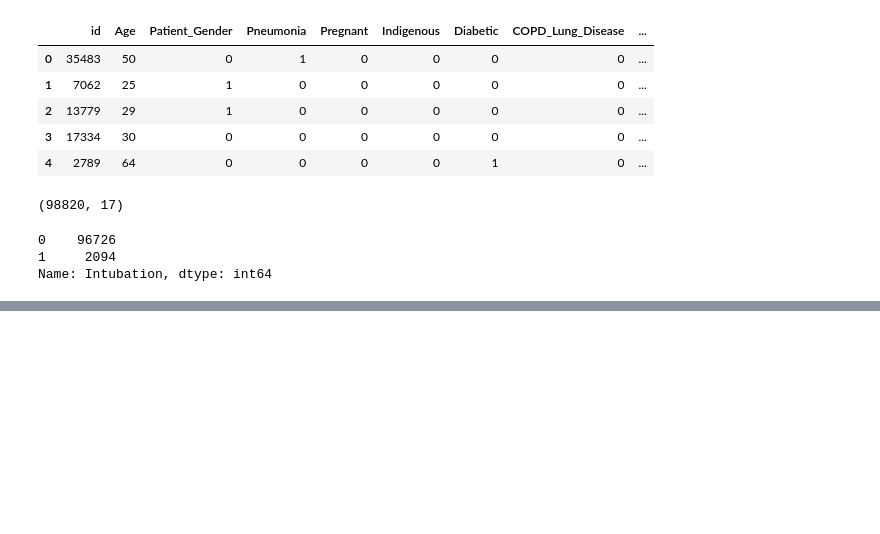
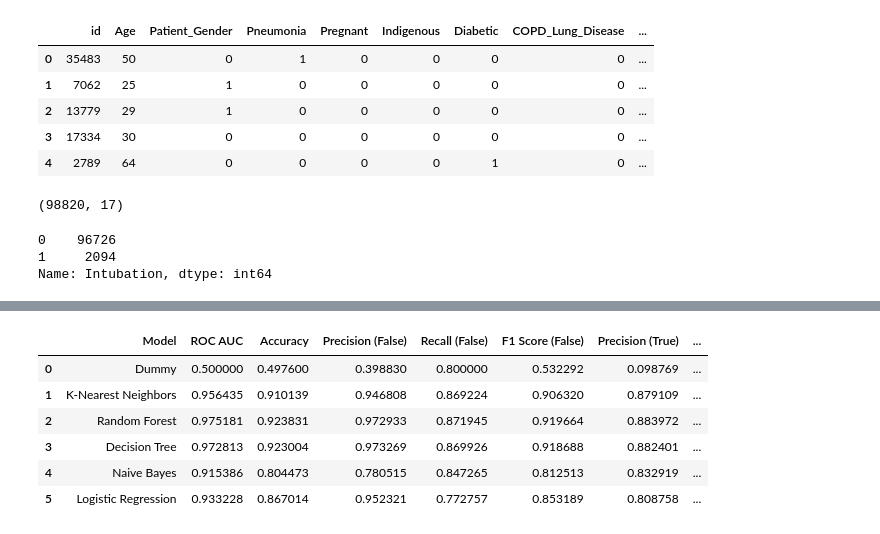
Before and after one commit to mjehl1012/COVID-19-Intubation-Project, a Jupyter notebook: Model Selection.ipynb, the cells around one changed output, grey strips where cells are left out. Drawn from its saved outputs; the diff is of its cells as text; code cells hidden in the pictures; blank space fills up the shorter version.

```diff
--- a/Model Selection.ipynb
+++ b/Model Selection.ipynb
@@ -58,8 +76,3 @@ patients.head()
 | 2 | 13779 | 29 | 1 | 0 | 0 | 0 | 0 | 0 | ... |
 | 3 | 17334 | 30 | 0 | 0 | 0 | 0 | 0 | 0 | ... |
 | 4 | 2789 | 64 | 0 | 0 | 0 | 0 | 1 | 0 | ... |
-# %%
-patients = patients[['id', 'Age', 'Patient_Gender', 'Pneumonia', 'Pregnant', 'Indigenous',
-       'Diabetic', 'COPD_Lung_Disease', 'Asthma', 'Immunosuppressed',
-       'Hypertension', 'Comorbidity', 'Cardiovascular_Disease', 'Obese',
-       'Chronic_Renal_Insufficiency', 'Intensive_Care', 'Intubation']]
@@ -78,0 +91,8 @@ Name: Intubation, dtype: int64
+# %%
+from imblearn.over_sampling import RandomOverSampler
+from collections import Counter
+
+ros = RandomOverSampler(random_state=0)
+X = patients.drop(['id', 'Intubation'], axis=1)
+y = patients['Intubation']
+X_resampled, y_resampled = ros.fit_sample(X, y)
@@ -78,0 +103,2 @@ Name: Intubation, dtype: int64
+# %%
+X_train_val, X_test, y_train_val, y_test = train_test_split(X_resampled, y_resampled, test_size=0.2, random_state=42)
@@ -79,4 +108,4 @@ Name: Intubation, dtype: int64
 # %%
-X = patients.drop(['id'], axis=1)
-y = patients['Intubation']
-X_train_val, X_test, y_train_val, y_test = train_test_split(X, y, test_size=0.2, random_state=42)
+#X_train_val_baseline = patients.drop(['id'], axis=1)
+#y_train_val_baseline = patients['Intubation']
+#X_train_val, X_test, y_train_val, y_test = train_test_split(X, y, test_size=0.2, random_state=42)
@@ -119,8 +121,16 @@ NameError: name 'DummyClassifier' is not defined
 # %%
 metrics = []
 roc_auc = []
 for estimator in baseline_models:
-    metrics.append(fit_and_cross_validate_score_model(estimator, X_train_val_baseline, y_train_val_baseline))
-    roc_auc.append(fit_and_cross_validate_score_roc_auc(estimator, X_train_val_baseline, y_train_val_baseline))
+    metrics.append(fit_and_cross_validate_score_model(estimator, X_train_val, y_train_val))
+    roc_auc.append(fit_and_cross_validate_score_roc_auc(estimator, X_train_val, y_train_val))
 
 pd.DataFrame(metrics)
+# %% [output]
+|  | Model | ROC AUC | Accuracy | Precision (False) | Recall (False) | F1 Score (False) | Precision (True) | ... |
+| 0 | Dummy | 0.500000 | 0.497600 | 0.398830 | 0.800000 | 0.532292 | 0.098769 | ... |
+| 1 | K-Nearest Neighbors | 0.956435 | 0.910139 | 0.946808 | 0.869224 | 0.906320 | 0.879109 | ... |
+| 2 | Random Forest | 0.975181 | 0.923831 | 0.972933 | 0.871945 | 0.919664 | 0.883972 | ... |
+| 3 | Decision Tree | 0.972813 | 0.923004 | 0.973269 | 0.869926 | 0.918688 | 0.882401 | ... |
+| 4 | Naive Bayes | 0.915386 | 0.804473 | 0.780515 | 0.847265 | 0.812513 | 0.832919 | ... |
+| 5 | Logistic Regression | 0.933228 | 0.867014 | 0.952321 | 0.772757 | 0.853189 | 0.808758 | ... |
```
Also changed, not shown: parts of 18 cells of this notebook, 2 other files.
